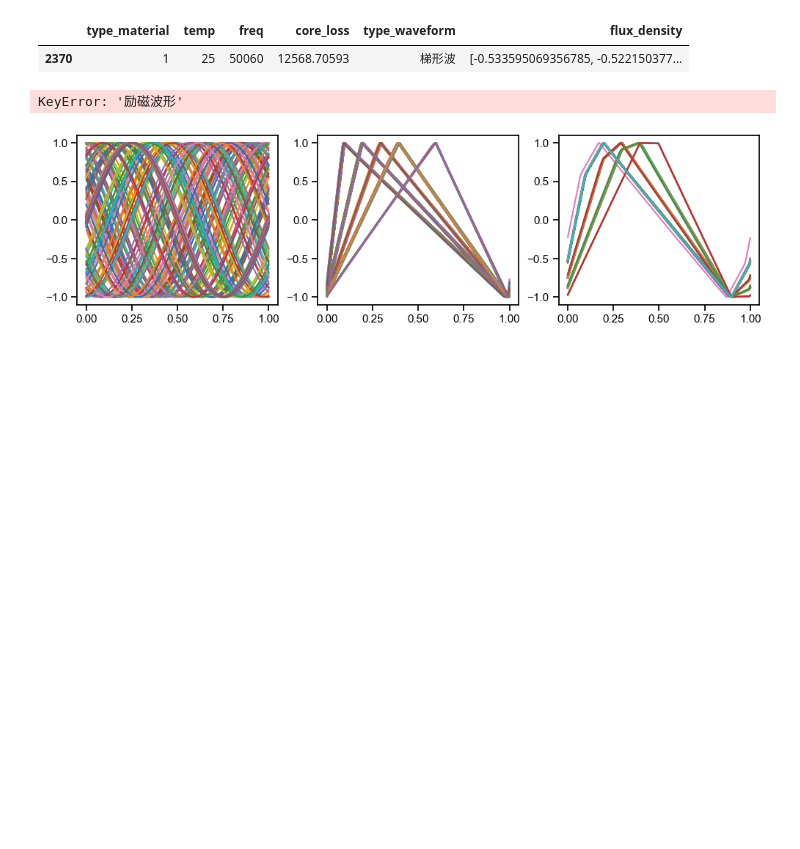
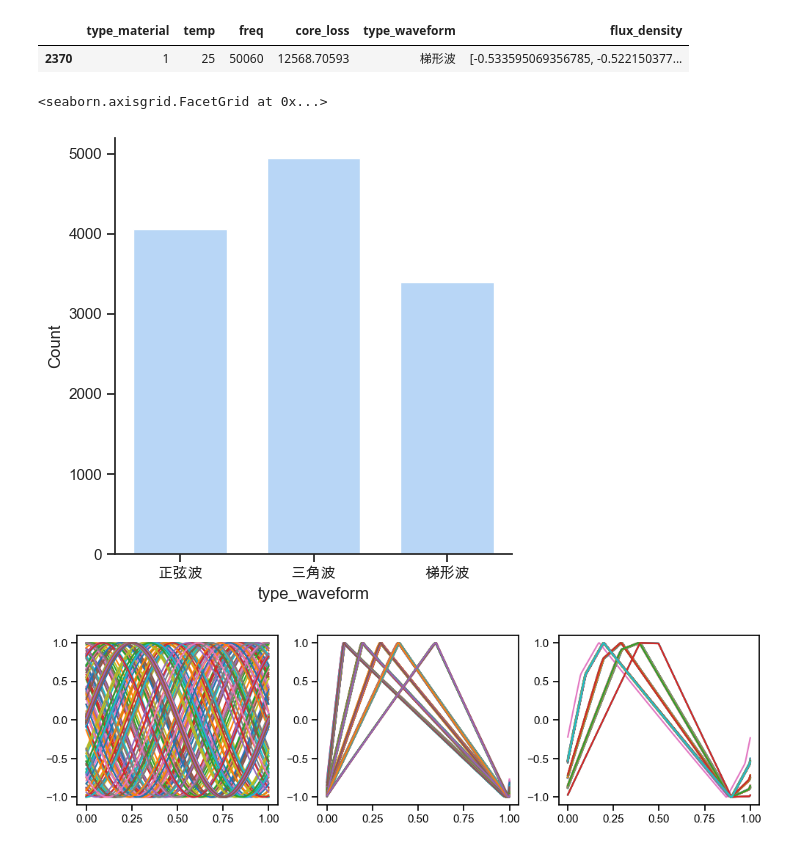
Before and after one commit to DURUII/Contest-CPMCM2024-C, a Jupyter notebook: Prob1.ipynb, the cells around one changed output. Drawn from its saved outputs; the diff is of its cells as text; code cells hidden in the pictures; blank space fills up the shorter version.

```diff
--- a/Prob1.ipynb
+++ b/Prob1.ipynb
@@ -12,6 +12,7 @@ import warnings
 warnings.filterwarnings('ignore')
 
 sns.set_context('notebook')
+sns.set_theme(style="ticks", palette="pastel")
 if platform.system() == 'Windows':
     plt.rcParams['font.sans-serif'] = ['SimHei']
     plt.rcParams['axes.unicode_minus'] = False
@@ -52,9 +53,10 @@ df[df['type_waveform'] == '梯形波'].head(1)
 |  | type_material | temp | freq | core_loss | type_waveform | flux_density |
 | 2370 | 1 | 25 | 50060 | 12568.70593 | 梯形波 | [-0.533595069356785, -0.522150377... |
 # %%
-sns.displot(df['type_waveform'])
+sns.displot(df['type_waveform'], shrink=0.7)
 # %% [output]
-KeyError: '励磁波形'
+<seaborn.axisgrid.FacetGrid at 0x...>
+[figure, added]
 # %%
 # iterate over the range with a step of 10, ensuring the index is within bounds
 fig, axes = plt.subplots(1, 3, figsize=(12, 3))
```
